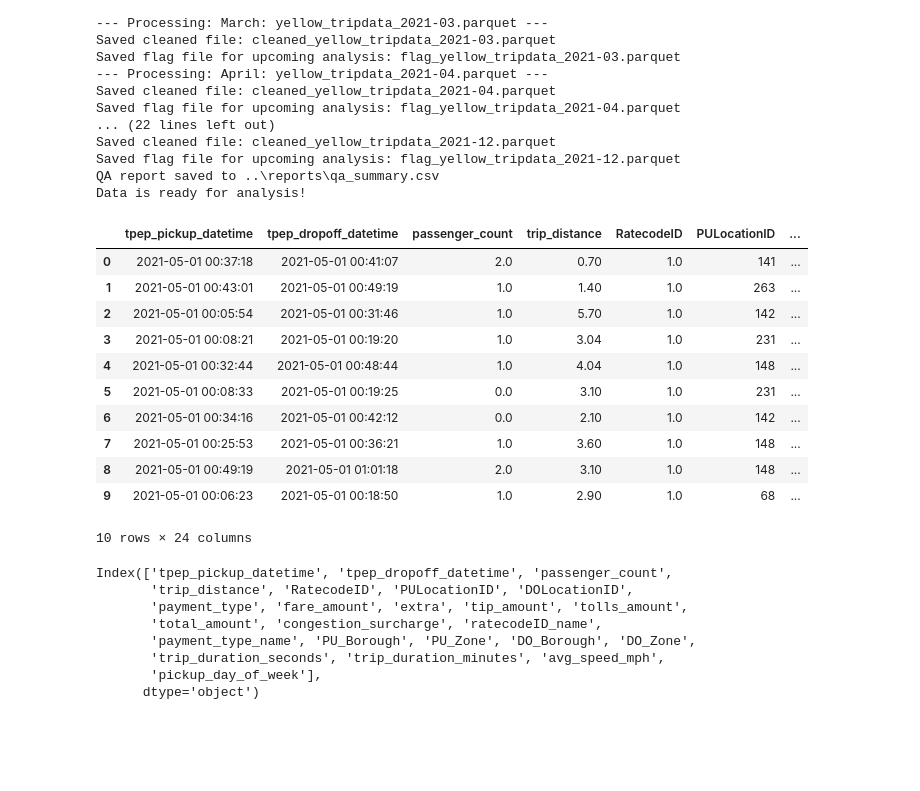
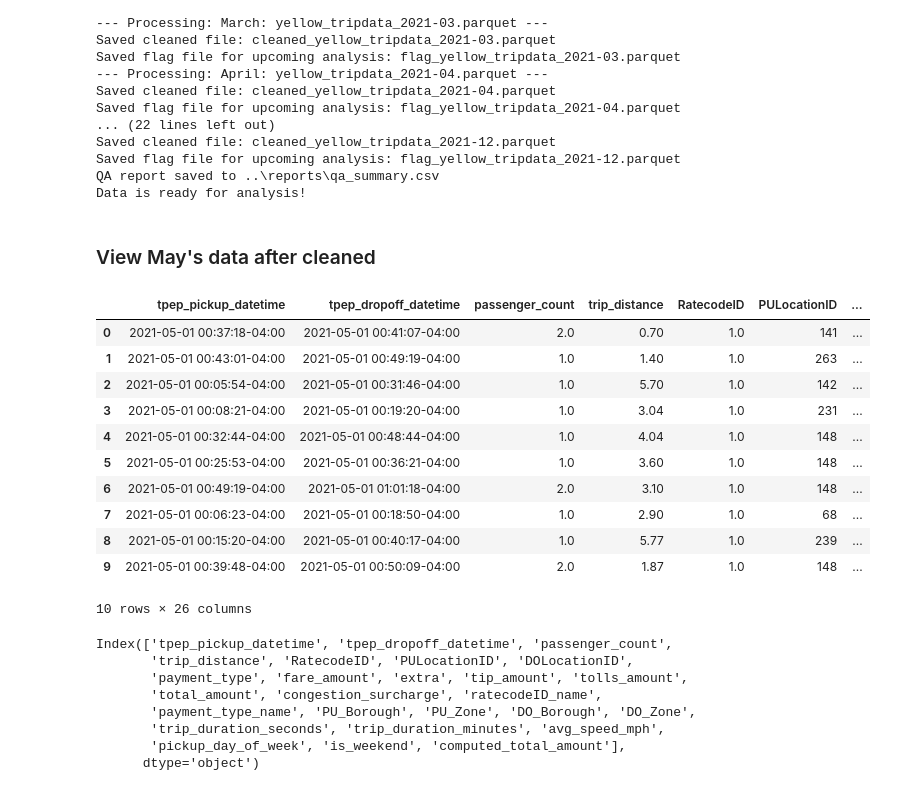
Before and after one commit to flamocodeallday/2526-LTXLDL-Project-AIT2006-4-1.3, a Jupyter notebook: notebooks/2_normalize_clean.ipynb, the cells around one changed output. Drawn from its saved outputs; the diff is of its cells as text; code cells hidden in the pictures; blank space fills up the shorter version.

```diff
--- a/notebooks/2_normalize_clean.ipynb
+++ b/notebooks/2_normalize_clean.ipynb
@@ -271,24 +288,26 @@ Saved cleaned file: cleaned_yellow_tripdata_2021-12.parquet
 Saved flag file for upcoming analysis: flag_yellow_tripdata_2021-12.parquet
 QA report saved to ..\reports\qa_summary.csv
 Data is ready for analysis!
+# %% [markdown]
+### View May's data after cleaned
 # %%
-df3 = pd.read_parquet("../processed/cleaned_data/cleaned_yellow_tripdata_2021-05.parquet")
-df3.head(10)
+df_may = pd.read_parquet("../processed/cleaned_data/cleaned_yellow_tripdata_2021-05.parquet")
+df_may.head(10)
 # %% [output]
 |  | tpep_pickup_datetime | tpep_dropoff_datetime | passenger_count | trip_distance | RatecodeID | PULocationID | ... |
-| 0 | 2021-05-01 00:37:18 | 2021-05-01 00:41:07 | 2.0 | 0.70 | 1.0 | 141 | ... |
-| 1 | 2021-05-01 00:43:01 | 2021-05-01 00:49:19 | 1.0 | 1.40 | 1.0 | 263 | ... |
-| 2 | 2021-05-01 00:05:54 | 2021-05-01 00:31:46 | 1.0 | 5.70 | 1.0 | 142 | ... |
-| 3 | 2021-05-01 00:08:21 | 2021-05-01 00:19:20 | 1.0 | 3.04 | 1.0 | 231 | ... |
-| 4 | 2021-05-01 00:32:44 | 2021-05-01 00:48:44 | 1.0 | 4.04 | 1.0 | 148 | ... |
-| 5 | 2021-05-01 00:08:33 | 2021-05-01 00:19:25 | 0.0 | 3.10 | 1.0 | 231 | ... |
-| 6 | 2021-05-01 00:34:16 | 2021-05-01 00:42:12 | 0.0 | 2.10 | 1.0 | 142 | ... |
-| 7 | 2021-05-01 00:25:53 | 2021-05-01 00:36:21 | 1.0 | 3.60 | 1.0 | 148 | ... |
-| 8 | 2021-05-01 00:49:19 | 2021-05-01 01:01:18 | 2.0 | 3.10 | 1.0 | 148 | ... |
-| 9 | 2021-05-01 00:06:23 | 2021-05-01 00:18:50 | 1.0 | 2.90 | 1.0 | 68 | ... |
+| 0 | 2021-05-01 00:37:18-04:00 | 2021-05-01 00:41:07-04:00 | 2.0 | 0.70 | 1.0 | 141 | ... |
+| 1 | 2021-05-01 00:43:01-04:00 | 2021-05-01 00:49:19-04:00 | 1.0 | 1.40 | 1.0 | 263 | ... |
+| 2 | 2021-05-01 00:05:54-04:00 | 2021-05-01 00:31:46-04:00 | 1.0 | 5.70 | 1.0 | 142 | ... |
+| 3 | 2021-05-01 00:08:21-04:00 | 2021-05-01 00:19:20-04:00 | 1.0 | 3.04 | 1.0 | 231 | ... |
+| 4 | 2021-05-01 00:32:44-04:00 | 2021-05-01 00:48:44-04:00 | 1.0 | 4.04 | 1.0 | 148 | ... |
+| 5 | 2021-05-01 00:25:53-04:00 | 2021-05-01 00:36:21-04:00 | 1.0 | 3.60 | 1.0 | 148 | ... |
+| 6 | 2021-05-01 00:49:19-04:00 | 2021-05-01 01:01:18-04:00 | 2.0 | 3.10 | 1.0 | 148 | ... |
+| 7 | 2021-05-01 00:06:23-04:00 | 2021-05-01 00:18:50-04:00 | 1.0 | 2.90 | 1.0 | 68 | ... |
+| 8 | 2021-05-01 00:15:20-04:00 | 2021-05-01 00:40:17-04:00 | 1.0 | 5.77 | 1.0 | 239 | ... |
+| 9 | 2021-05-01 00:39:48-04:00 | 2021-05-01 00:50:09-04:00 | 2.0 | 1.87 | 1.0 | 148 | ... |
-10 rows × 24 columns
+10 rows × 26 columns
 # %%
-df3.columns
+df_may.columns
 # %% [output]
 Index(['tpep_pickup_datetime', 'tpep_dropoff_datetime', 'passenger_count',
        'trip_distance', 'RatecodeID', 'PULocationID', 'DOLocationID',
@@ -296,5 +315,5 @@ Index(['tpep_pickup_datetime', 'tpep_dropoff_datetime', 'passenger_count',
        'total_amount', 'congestion_surcharge', 'ratecodeID_name',
        'payment_type_name', 'PU_Borough', 'PU_Zone', 'DO_Borough', 'DO_Zone',
        'trip_duration_seconds', 'trip_duration_minutes', 'avg_speed_mph',
-       'pickup_day_of_week'],
+       'pickup_day_of_week', 'is_weekend', 'computed_total_amount'],
       dtype='object')
```
Also changed, not shown: parts of 14 cells of this notebook, 6 other files.
